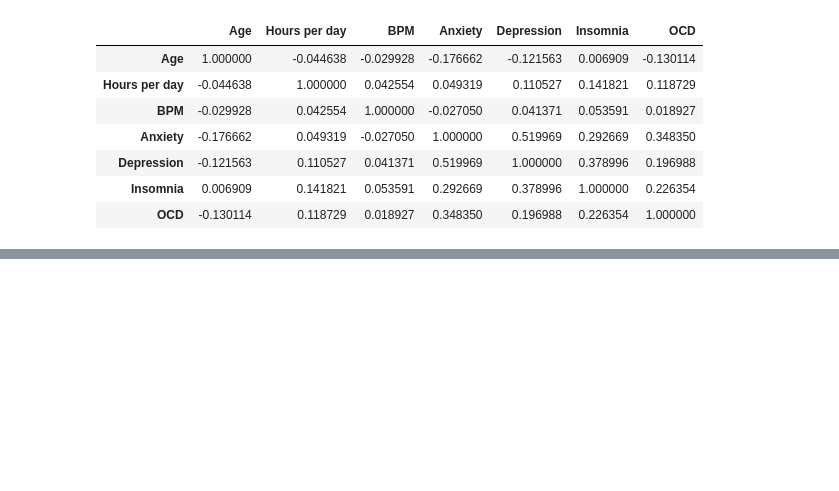
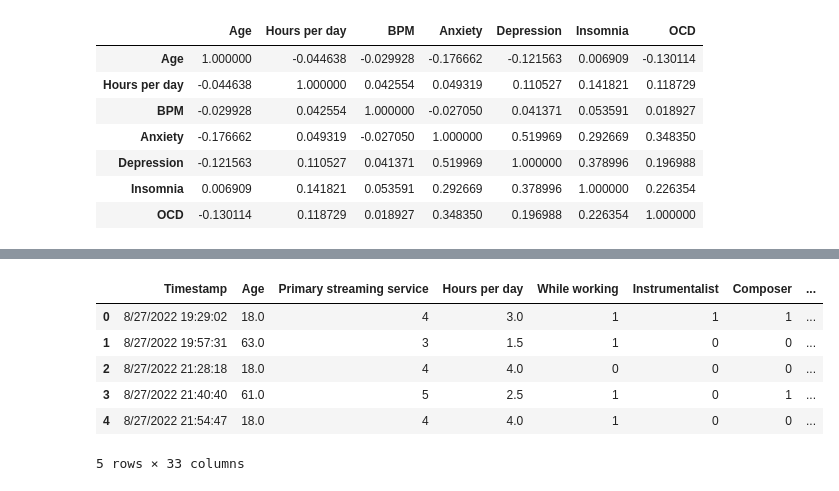
Before and after one commit to DivyanshTiwari23/BRSM_Project, a Jupyter notebook: BRSM_Project_Psyduck.ipynb, the cells around one changed output, grey strips where cells are left out. Drawn from its saved outputs; the diff is of its cells as text; code cells hidden in the pictures; blank space fills up the shorter version.

```diff
--- a/BRSM_Project_Psyduck.ipynb
+++ b/BRSM_Project_Psyduck.ipynb
@@ -62,0 +61,18 @@ Index([], dtype='object')
+# %%
+#  changing categorical values to numeric
+
+cat_columns = df.select_dtypes(['object']).columns
+cat_columns = cat_columns[1:]
+cat_columns
+for col in cat_columns:
+  df[col] = df[col].astype('category')
+df[cat_columns] = df[cat_columns].apply(lambda x: x.cat.codes)
+df.head()
+# %% [output]
+|  | Timestamp | Age | Primary streaming service | Hours per day | While working | Instrumentalist | Composer | ... |
+| 0 | 8/27/2022 19:29:02 | 18.0 | 4 | 3.0 | 1 | 1 | 1 | ... |
+| 1 | 8/27/2022 19:57:31 | 63.0 | 3 | 1.5 | 1 | 0 | 0 | ... |
+| 2 | 8/27/2022 21:28:18 | 18.0 | 4 | 4.0 | 0 | 0 | 0 | ... |
+| 3 | 8/27/2022 21:40:40 | 61.0 | 5 | 2.5 | 1 | 0 | 1 | ... |
+| 4 | 8/27/2022 21:54:47 | 18.0 | 4 | 4.0 | 1 | 0 | 0 | ... |
+5 rows × 33 columns
```
Also changed, not shown: parts of 5 cells of this notebook.
